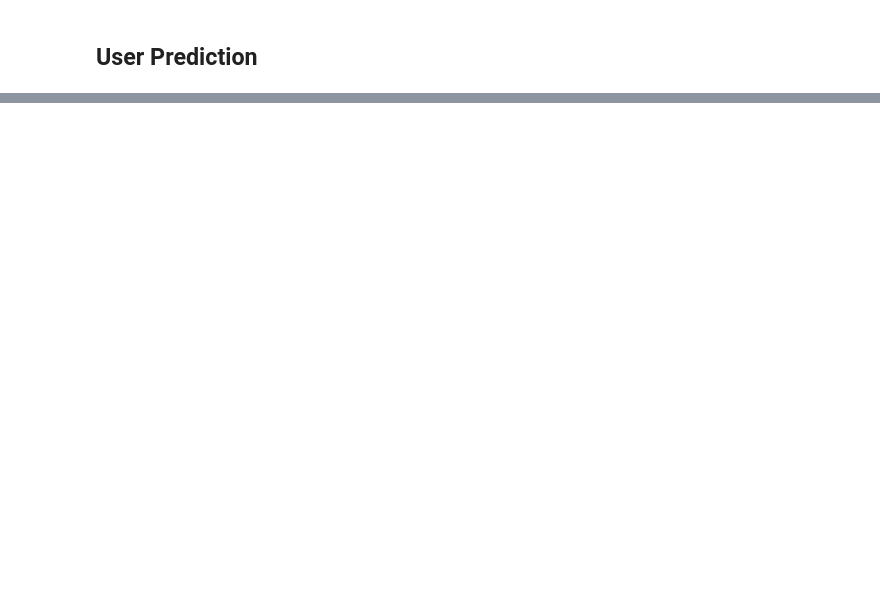
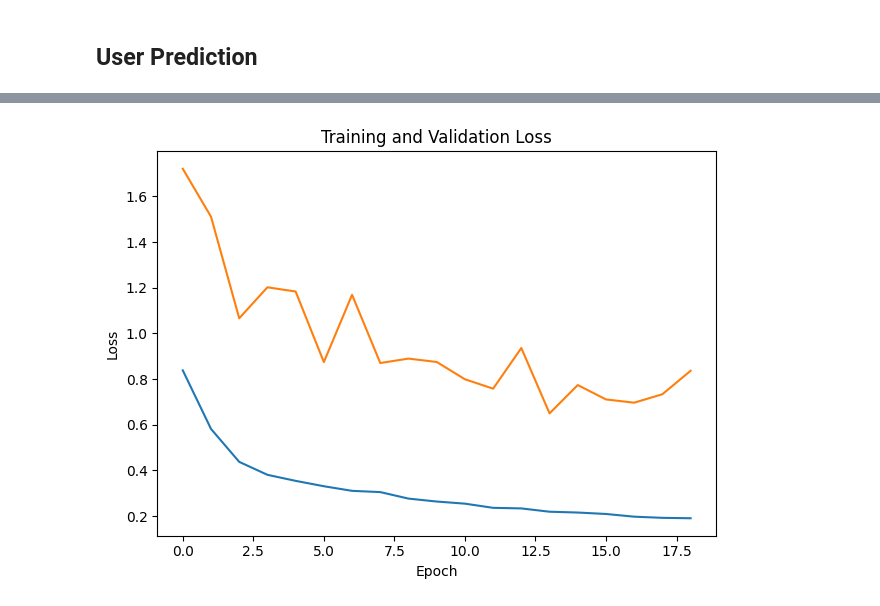
Before and after one commit to Vram10/final_ex, a Jupyter notebook: 7024745_Julian_van_Dyken.ipynb, the cells around one changed output, grey strips where cells are left out. Saved outputs shown, nothing was run; the diff lists cells and outputs as text; code cells hidden in the pictures; blank space fills up the shorter version.

```diff
--- a/7024745_Julian_van_Dyken.ipynb
+++ b/7024745_Julian_van_Dyken.ipynb
@@ -471,3 +606,13 @@ history = model.fit(
+# %%
+plt.plot(history.history['loss'])
+plt.plot(history.history['val_loss'])
+plt.xlabel("Epoch")
+plt.ylabel("Loss")
+plt.title("Training and Validation Loss")
+plt.tight_layout()
+plt.show()
+# %% [output]
+[figure, added]
 # %%
 # ===============================
 # Evaluation & Visualization
```
Also changed, not shown: parts of 27 cells of this notebook.
